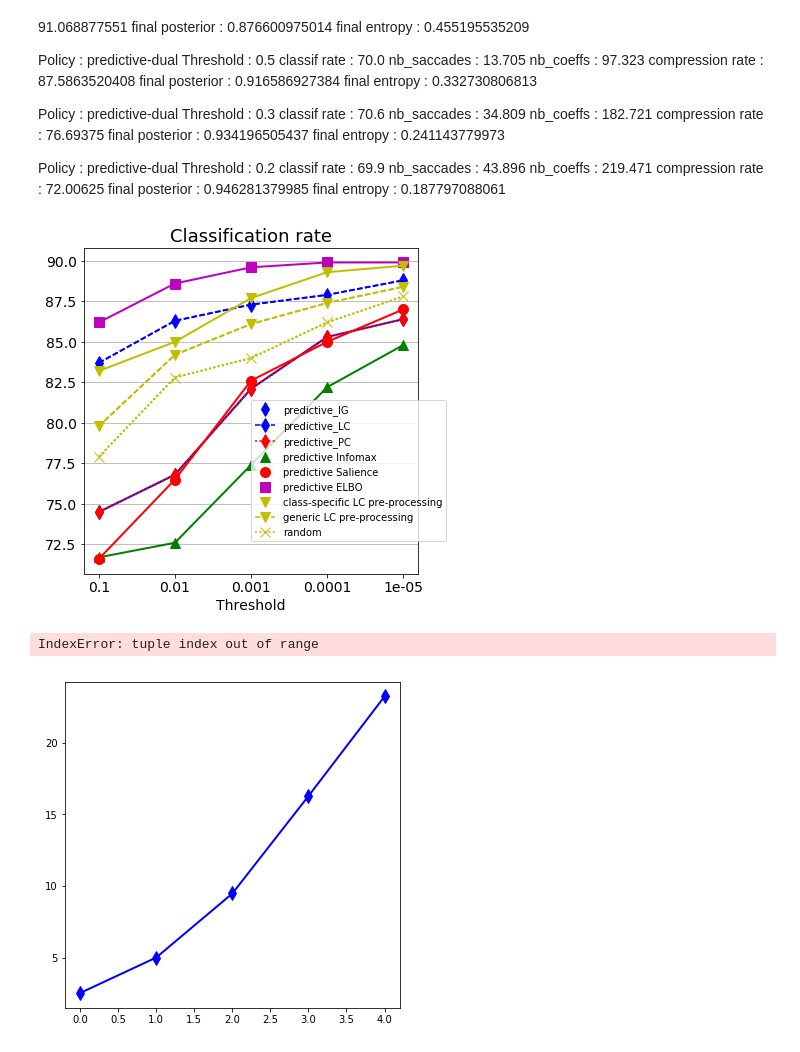
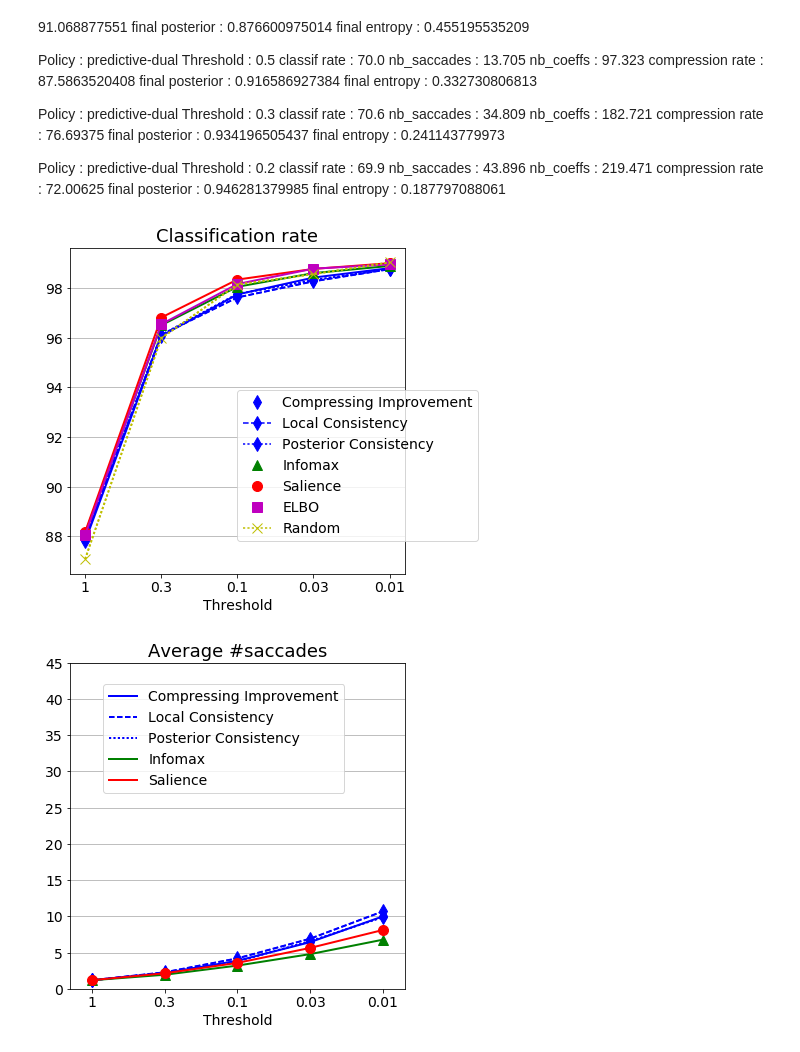
Before and after one commit to gdbmanu/git-active-vision, a Jupyter notebook: foveated-iclr/mnist-waveimage-record-display.ipynb, the cells around one changed output. Drawn from its saved outputs; the diff is of its cells as text; code cells hidden in the pictures.

Commit message:
ajout mnist-waveimage-backbone-CNN-learn.py

```diff
--- a/foveated-iclr/mnist-waveimage-record-display.ipynb
+++ b/foveated-iclr/mnist-waveimage-record-display.ipynb
@@ -17,14 +17,14 @@ import time
 # %%
 #del dict_records
 
-#nom_fic = 'backbone-CNN-parts-base'; liste_thresholds =(1, 3e-1, 1e-1, 3e-2, 1e-2)
+nom_fic = 'backbone-CNN-parts-base'; liste_thresholds =(1, 3e-1, 1e-1, 3e-2, 1e-2)
 #nom_fic = 'base-base'; liste_thresholds = (1e-1, 1e-2, 1e-3, 1e-4, 1e-5)
-#nom_fic = 'base-base-1000-IG-test'; liste_thresholds = (1e-1, 1e-2, 1e-3, 1e-4, 1e-5)
-nom_fic = 'base-naive-test-1000'; liste_thresholds = (1e-1, 1e-2, 1e-3, 1e-4, 1e-5)
+#nom_fic = 'base-naive-test-1000-IG-test2'; liste_thresholds = (1e-1, 1e-2, 1e-3, 1e-4, 1e-5)
+#nom_fic = 'base-naive-test-1000'; liste_thresholds = (1e-1, 1e-2, 1e-3, 1e-4, 1e-5)
 # %%
 #dict_records = np.load('mnist-waveimage-records-FEP-dual-full-limit.npy').tolist()
 dict_records = np.load('mnist-waveimage-records-H0_init-'+nom_fic+'.npy').tolist()
-dict_records_bis = np.load('mnist-waveimage-records-H0_init-'+nom_fic+'-IG-test.npy').tolist()
+dict_records_bis = np.load('mnist-waveimage-records-H0_init-'+nom_fic+'-10000-IG-test-2.npy').tolist()
 for k in dict_records_bis:
     dict_records[k] = {}
     for k2 in dict_records_bis[k]:
@@ -68,7 +68,7 @@ liste_thresholds
 'mnist-waveimage-records-H0_init-base-naive-test-1000.npy'
 # %%
 NB_CLASSES = 10
-NB_TRIALS = 100
+NB_TRIALS = 1000
 # %%
 liste_pol  = (\
             'smooth-predictive-IG',
@@ -211,25 +242,25 @@ final entropy : 0.187797088061
 # %%
 f = plt.figure(figsize = (6, 6))
 NB_THRESHOLDS = 5
 
-for i, POL in enumerate(liste_pol[:9]):
+for i, POL in enumerate(liste_pol[:7]):
     plt.plot(np.arange(NB_THRESHOLDS), mem_classif_rate[POL], liste_col[i], lw=2)
     plt.plot(np.arange(NB_THRESHOLDS), mem_classif_rate[POL], liste_col[i]+liste_dot[i], label = liste_lab[i], ms = 10)
 #plt.plot([-.1,4.1], [mem_classif_rate['full'][0]] * 2, 'r--', label = 'exhaustive scan', lw=2)
-plt.legend(loc = (.5,.1))
+plt.legend(loc = (.5,.1), fontsize = 14)
 plt.title('Classification rate', fontsize = 18)
 plt.xlabel('Threshold', fontsize = 14)
 #plt.xticks(np.arange(NB_THRESHOLDS), ('1e-1', '1e-2', '1e-3', '1e-4', '1e-5'), fontsize = 14)
 plt.xticks(np.arange(NB_THRESHOLDS), liste_thresholds, fontsize = 14)
 #plt.xticks(np.arange(NB_THRESHOLDS), ('2', '1.5', '1', '7e-1', '5e-1', '3e-1', '2e-1', '1e-1'), fontsize = 14)
 plt.yticks(fontsize = 14)
 #plt.xlim([-.2,4.2])
 #plt.ylim([70, 100])
 f.gca().yaxis.grid(True)
 #plt.savefig('FEP-CNN-classif.png')
-plt.savefig(nom_fic+'classif.png')
+plt.savefig(nom_fic+'-nips-classif.png')
 # %% [output]
-[figure, old version]
+[figure, new version]
 # %%
 plt.figure(figsize = (6, 6))
 axe = plt.subplot(1,1,1)
@@ -237,7 +268,7 @@ axe = plt.subplot(1,1,1)
 #liste_pol = ['H1-FEP', 'Dual-FEP', 'Infomax',  'Random']
 #liste_pol =  ['IG', 'Infomax + BS', 'Infomax',  'Random']
 
-for i, POL in enumerate(liste_pol[:8]):
+for i, POL in enumerate(liste_pol[:5]):
     plt.plot(np.arange(NB_THRESHOLDS), np.mean(np.array(mem_mem_saccades[POL]), 1), liste_col[i], label = liste_lab[i], lw = 2)
     plt.plot(np.arange(NB_THRESHOLDS), np.mean(np.array(mem_mem_saccades[POL]), 1), liste_col[i]+liste_dot[i], ms = 10)
     '''asymmetric_error = [np.zeros(5), np.std(np.array(mem_mem_saccades[POL]), 1)]
@@ -247,7 +278,7 @@ for i, POL in enumerate(liste_pol[:8]):
                  marker = '', \
                  color = liste_col[i],
                  linestyle = 'None')'''
-plt.legend(loc = (.1,.6))
+plt.legend(loc = (.1,.6), fontsize = 14)
 plt.title('Average #saccades', fontsize = 18)
 plt.xlabel('Threshold', fontsize = 14)
 plt.xticks(np.arange(5), liste_thresholds, fontsize = 14)
@@ -260,8 +291,7 @@ plt.ylim([0, 45])
 #axe.set_yscale('log')
 plt.savefig(nom_fic+'saccades.png')
 # %% [output]
-IndexError: tuple index out of range
-[figure, old version]
+[figure, new version]
 # %%
 f = plt.figure(figsize = (6, 6))
 
```
Also changed, not shown: parts of 4 cells of this notebook, 7 other files.
